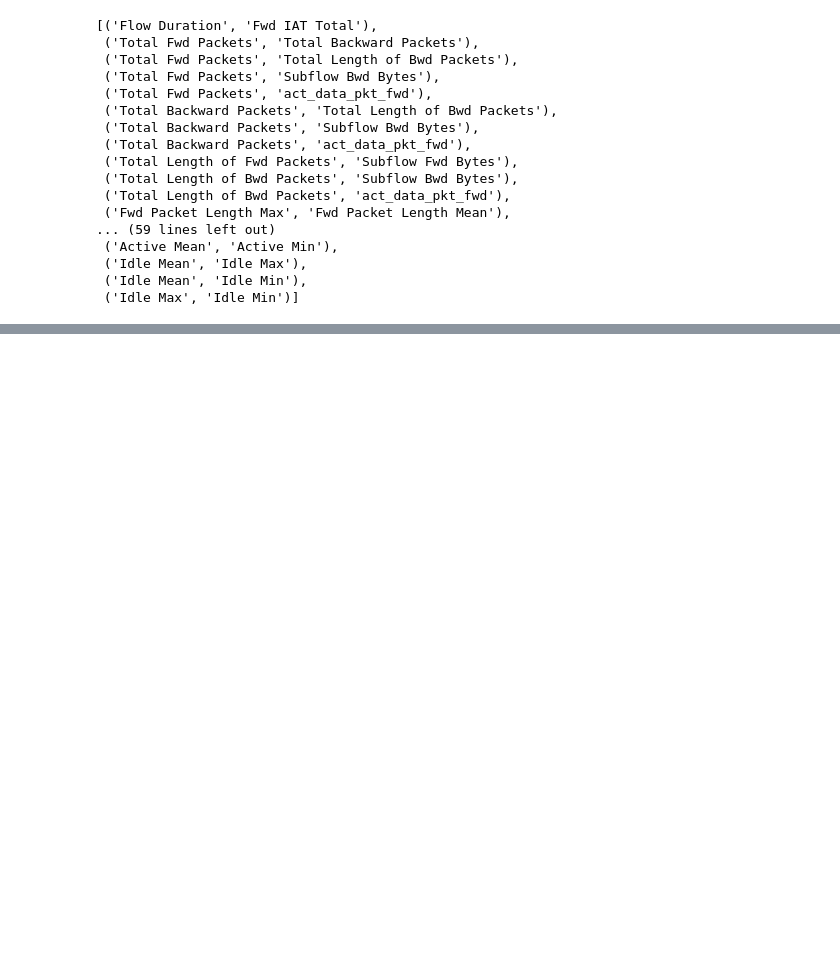
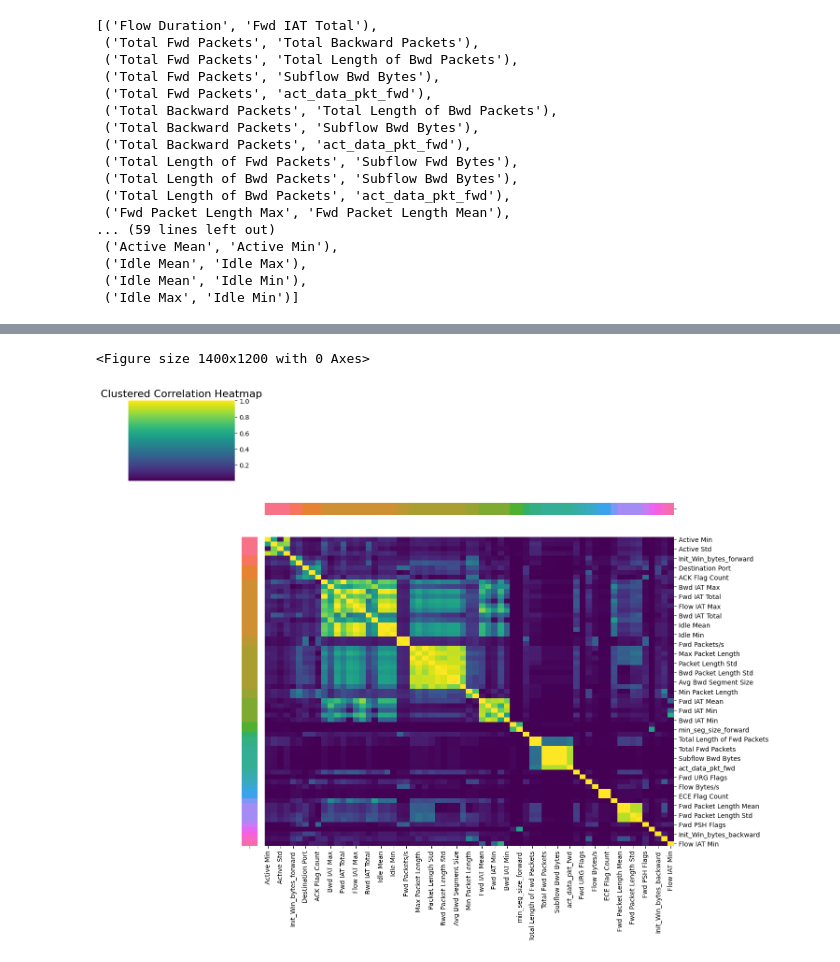
Before and after one commit to Ahmed-Mahmoud-M/deep-anomaly-ips, a Jupyter notebook: python/utils/preprocess.ipynb, the cells around one changed output, grey strips where cells are left out. Drawn from its saved outputs; the diff is of its cells as text; code cells hidden in the pictures; blank space fills up the shorter version.

```diff
--- a/python/utils/preprocess.ipynb
+++ b/python/utils/preprocess.ipynb
@@ -354,0 +416,18 @@ distance_matrix = 1 - correlation_matrix
+# %%
+final_clusterer = AgglomerativeClustering(
+    n_clusters=optimal_k,
+    metric='precomputed',
+    linkage='average'
+)
+optimal_clusters = final_clusterer.fit_predict(distance_matrix)
+
+# Create feature groups with optimal clustering
+optimal_feature_clusters = pd.DataFrame({
+    'Feature': correlation_matrix.columns,
+    'Cluster': optimal_clusters
+})
+optimal_clustered_features = optimal_feature_clusters.groupby('Cluster')['Feature'].apply(list)
+
+# Print the clusters
+for cluster_id, features in optimal_clustered_features.items():
+    print(f"Cluster {cluster_id}: {features}")
@@ -354,0 +474,30 @@ distance_matrix = 1 - correlation_matrix
+# %%
+optimal_feature_clusters_sorted = optimal_feature_clusters.sort_values('Cluster')
+ordered_features = optimal_feature_clusters_sorted['Feature'].tolist()
+
+ordered_corr = correlation_matrix.loc[ordered_features, ordered_features]
+
+cluster_ids = optimal_feature_clusters['Cluster'].unique()
+cluster_colors = sns.color_palette("husl", n_colors=len(cluster_ids))
+
+row_colors = []
+for feature in ordered_features:
+    cluster = optimal_feature_clusters.loc[optimal_feature_clusters['Feature'] == feature, 'Cluster'].values[0]
+    row_colors.append(cluster_colors[cluster])
+
+plt.figure(figsize=(14, 12))
+g = sns.clustermap(
+    ordered_corr,
+    row_colors=pd.Series(row_colors, index=ordered_features),
+    col_colors=pd.Series(row_colors, index=ordered_features),
+    figsize=(14, 12),
+    cmap="viridis",
+    row_cluster=False,
+    col_cluster=False
+)
+plt.title('Clustered Correlation Heatmap', fontsize=16)
+plt.tight_layout()
+plt.show()
+# %% [output]
+<Figure size 1400x1200 with 0 Axes>
+[figure, added]
```
Also changed, not shown: parts of 28 cells of this notebook.
